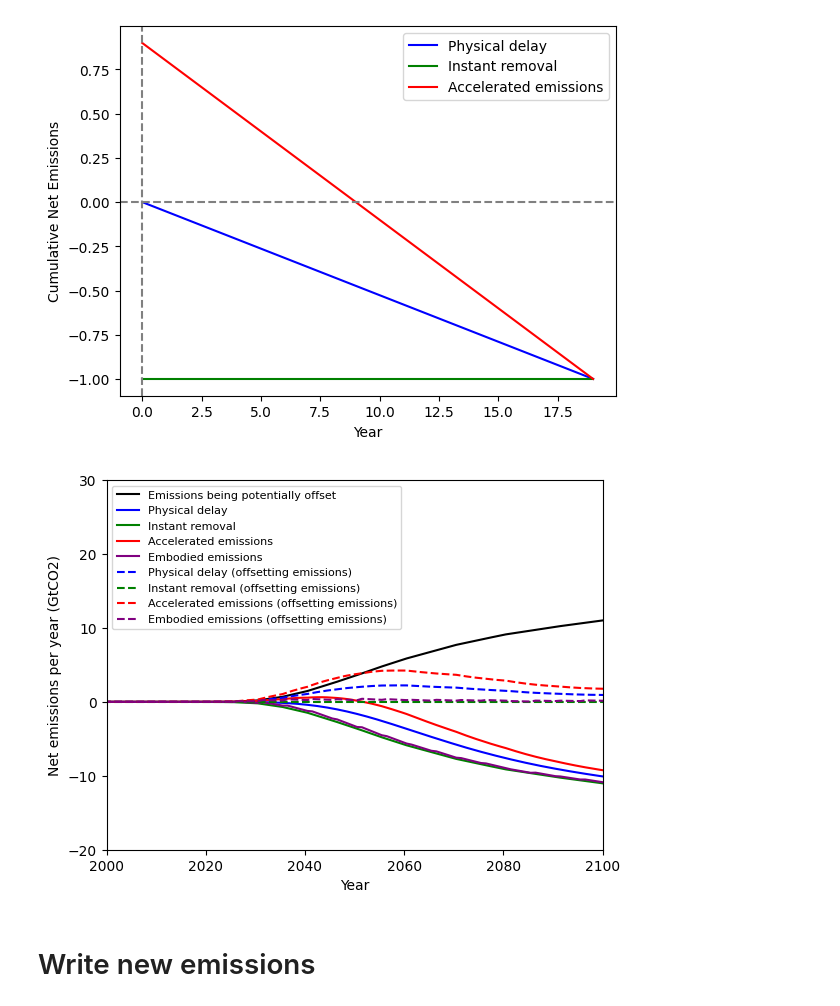
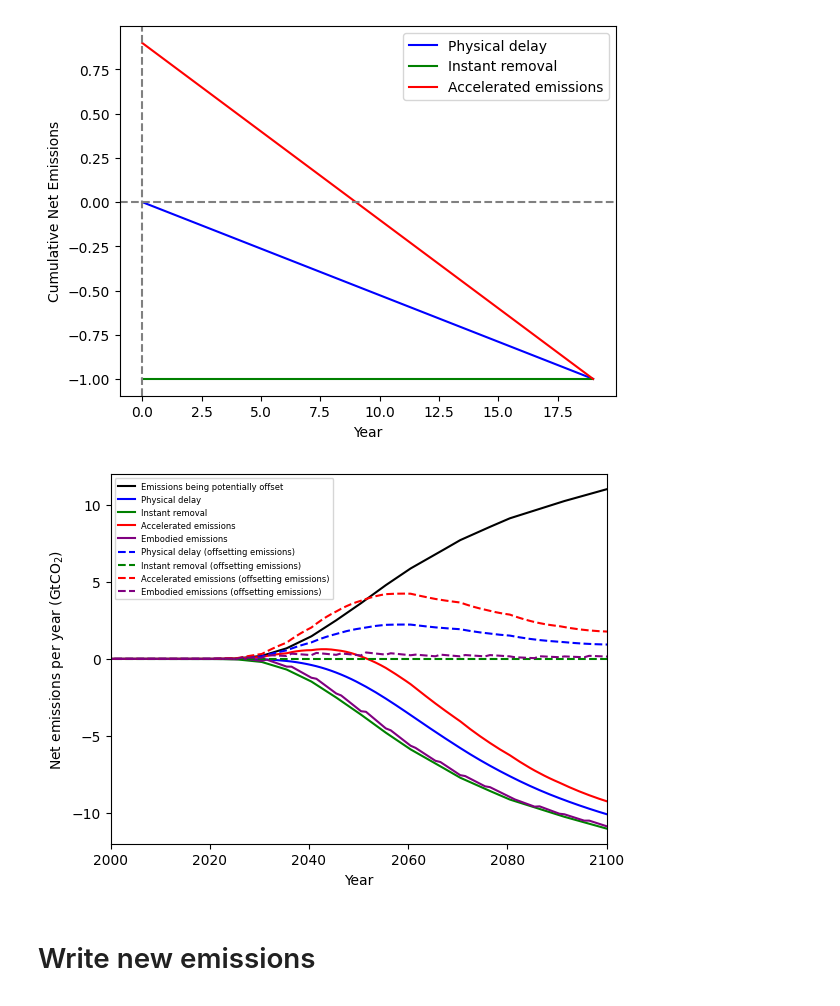
Before and after one commit to carbonplan/temporal-lags, a Jupyter notebook: nbs/0_Modify_emissions_input_files.ipynb, the cells around one changed output. Saved outputs shown, nothing was run; the diff lists cells and outputs as text; code cells hidden in the pictures.

```diff
--- a/nbs/0_Modify_emissions_input_files.ipynb
+++ b/nbs/0_Modify_emissions_input_files.ipynb
@@ -116,37 +119,6 @@ years = emissions_subset.iloc[row_num, 4:].index.values.astype("float32")
 CDR_deployment = np.zeros(np.shape(years))
 CDR_deployment[255:351] = -AR6_cdr
 CDR_deployment[351:] = -AR6_cdr.values[-1]
-# %%
-def calculate_drawdown_with_embedded_emissions(CDR_deployment,
-                             plant_lifetime: int = 20):
-
-    df_CDR_plants = pd.DataFrame(data=CDR_deployment, columns=["CDR_deployment"])
-    df_CDR_plants["year"]=years
-    for plant_age in np.arange(0,plant_lifetime):
-        df_CDR_plants[plant_age]=0
-
-    for i, year in enumerate(df_CDR_plants.year[1:]):
-        df_lastyear = df_CDR_plants[df_CDR_plants['year']==(year-1)]
-
-        df_CDR_plants.loc[df_CDR_plants['year']==year,
-            (np.arange(1,plant_lifetime)).tolist()] = df_lastyear[(np.arange(0,plant_lifetime-1)).tolist()].values
-
-        capacity_from_last_year = np.nansum(df_CDR_plants.loc[df_CDR_plants['year']==year,
-            (np.arange(1,plant_lifetime)).tolist()])
-
-        capacity_needed = df_CDR_plants.loc[df_CDR_plants['year']==year,'CDR_deployment'].values[0]
-
-        new_capacity_installed = capacity_needed - capacity_from_last_year
-
-        df_CDR_plants.loc[df_CDR_plants['year']==year,
-            0] = new_capacity_installed
-
-    CDR_first_year = df_CDR_plants[0]
-    CDR_subsequent_years = df_CDR_plants[np.arange(1,plant_lifetime).tolist()].sum(axis=1)
-
-    actual_emissions = (CDR_first_year*1.85)+(CDR_subsequent_years*-1.15)
-
-    return actual_emissions
 # %%
 trace_physical_delay = -np.ones(20) / 19
 trace_physical_delay[0] = 0
@@ -212,37 +184,37 @@ plt.plot(
     years,
     drawdown_physical_delay_offset,
     "--",
     label="Physical delay (offsetting emissions)",
     color="blue",
 )
 plt.plot(
     years,
     drawdown_instant_removal_offset,
     "--",
     label="Instant removal (offsetting emissions)",
     color="green",
 )
 plt.plot(
     years,
     drawdown_accelerated_emissions_offset,
     "--",
     label="Accelerated emissions (offsetting emissions)",
     color="red",
 )
 plt.plot(
     years,
     drawdown_embodied_emissions_offset,
     "--",
     label="Embodied emissions (offsetting emissions)",
     color="purple",
 )
-plt.legend(fontsize=8, ncols=1)
-plt.ylabel("Net emissions per year (GtCO2)")
+plt.legend(fontsize=6, ncols=1)
+plt.ylabel("Net emissions per year (GtCO$_2$)")
 plt.xlabel("Year")
-plt.ylim([-20, 30])
+plt.ylim([-12, 12])
 plt.savefig("../figures/Net_emissions_per_year.png")
 # %% [output]
-[figure, old version]
+[figure, new version]
 # %% [markdown]
 # Write new emissions
 # %%
```
Also changed, not shown: parts of 5 cells of this notebook.
